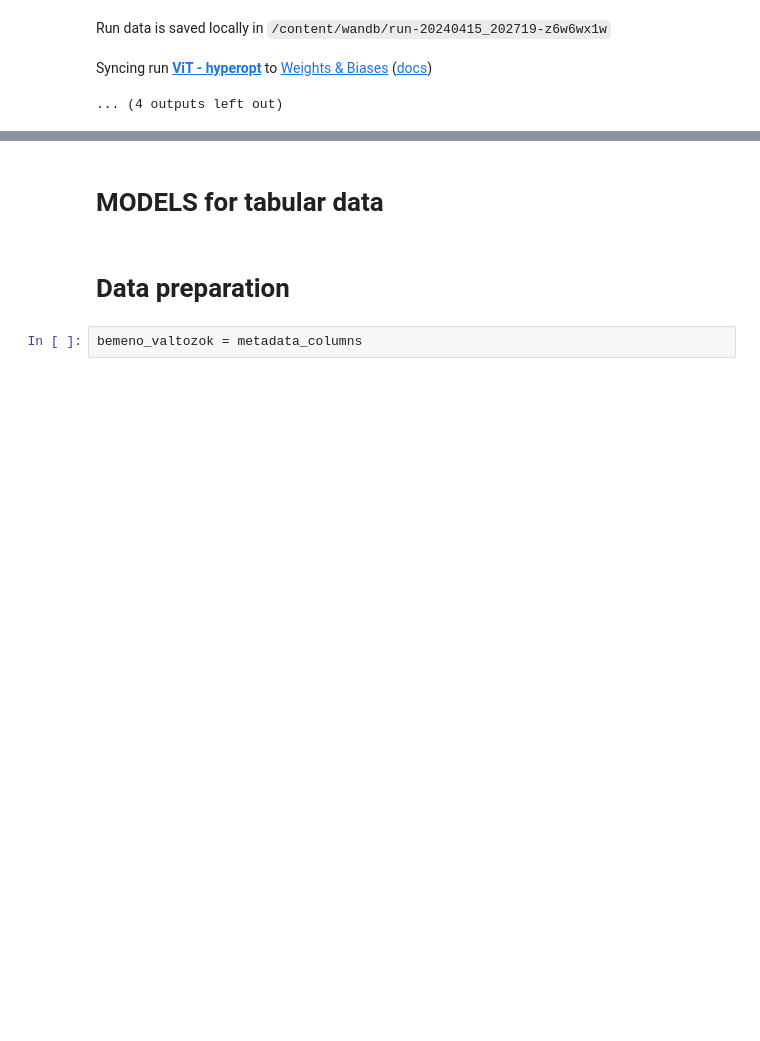
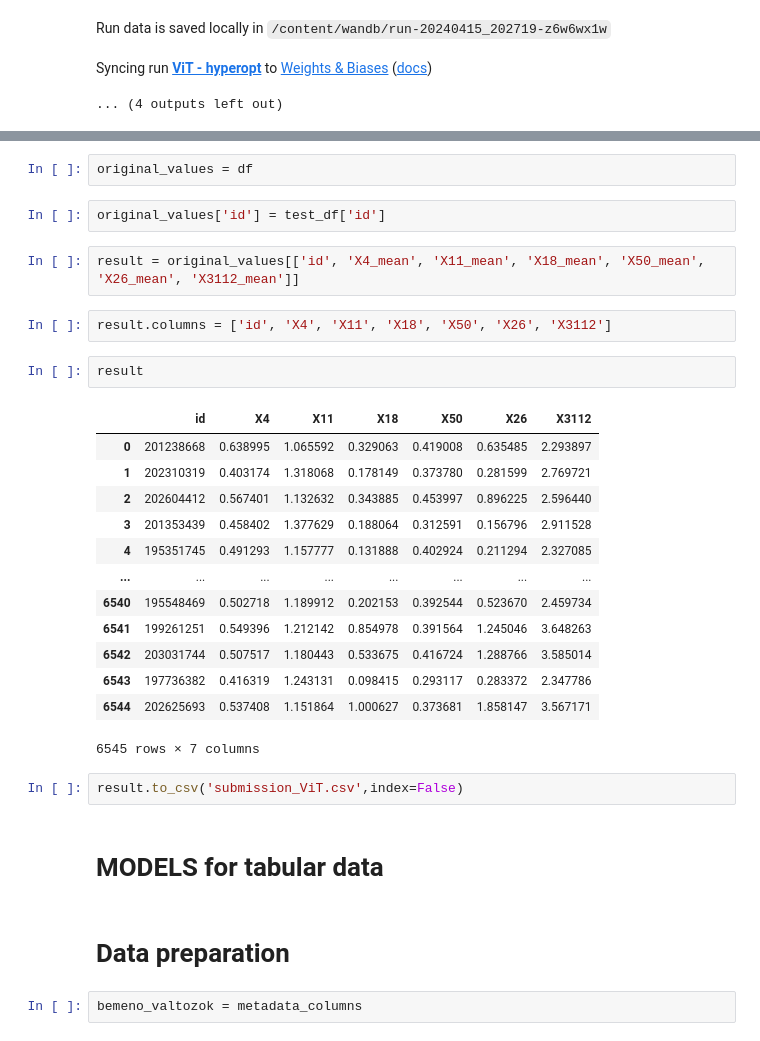
Before and after one commit to BEMiklos/PlantTraits2024, a Jupyter notebook: train_baselines_sceleton.ipynb, the cells around one changed output, grey strips where cells are left out. Drawn from its saved outputs; the diff is of its cells as text; blank space fills up the shorter version.

```diff
--- a/train_baselines_sceleton.ipynb
+++ b/train_baselines_sceleton.ipynb
@@ -954,3 +1055,29 @@ Syncing run ViT - hyperopt to Weights & Biases (docs)
+# %%
+original_values = df
+# %%
+original_values['id'] = test_df['id']
+# %%
+result = original_values[['id', 'X4_mean', 'X11_mean', 'X18_mean', 'X50_mean', 'X26_mean', 'X3112_mean']]
+# %%
+result.columns = ['id', 'X4', 'X11', 'X18', 'X50', 'X26', 'X3112']
+# %%
+result
+# %% [output]
+|  | id | X4 | X11 | X18 | X50 | X26 | X3112 |
+| 0 | 201238668 | 0.638995 | 1.065592 | 0.329063 | 0.419008 | 0.635485 | 2.293897 |
+| 1 | 202310319 | 0.403174 | 1.318068 | 0.178149 | 0.373780 | 0.281599 | 2.769721 |
+| 2 | 202604412 | 0.567401 | 1.132632 | 0.343885 | 0.453997 | 0.896225 | 2.596440 |
+| 3 | 201353439 | 0.458402 | 1.377629 | 0.188064 | 0.312591 | 0.156796 | 2.911528 |
+| 4 | 195351745 | 0.491293 | 1.157777 | 0.131888 | 0.402924 | 0.211294 | 2.327085 |
+| ... | ... | ... | ... | ... | ... | ... | ... |
+| 6540 | 195548469 | 0.502718 | 1.189912 | 0.202153 | 0.392544 | 0.523670 | 2.459734 |
+| 6541 | 199261251 | 0.549396 | 1.212142 | 0.854978 | 0.391564 | 1.245046 | 3.648263 |
+| 6542 | 203031744 | 0.507517 | 1.180443 | 0.533675 | 0.416724 | 1.288766 | 3.585014 |
+| 6543 | 197736382 | 0.416319 | 1.243131 | 0.098415 | 0.293117 | 0.283372 | 2.347786 |
+| 6544 | 202625693 | 0.537408 | 1.151864 | 1.000627 | 0.373681 | 1.858147 | 3.567171 |
+6545 rows × 7 columns
+# %%
+result.to_csv('submission_ViT.csv',index=False)
 # %% [markdown]
  # **MODELS for tabular data**
 # %% [markdown]
```
Also changed, not shown: parts of 22 cells of this notebook.
